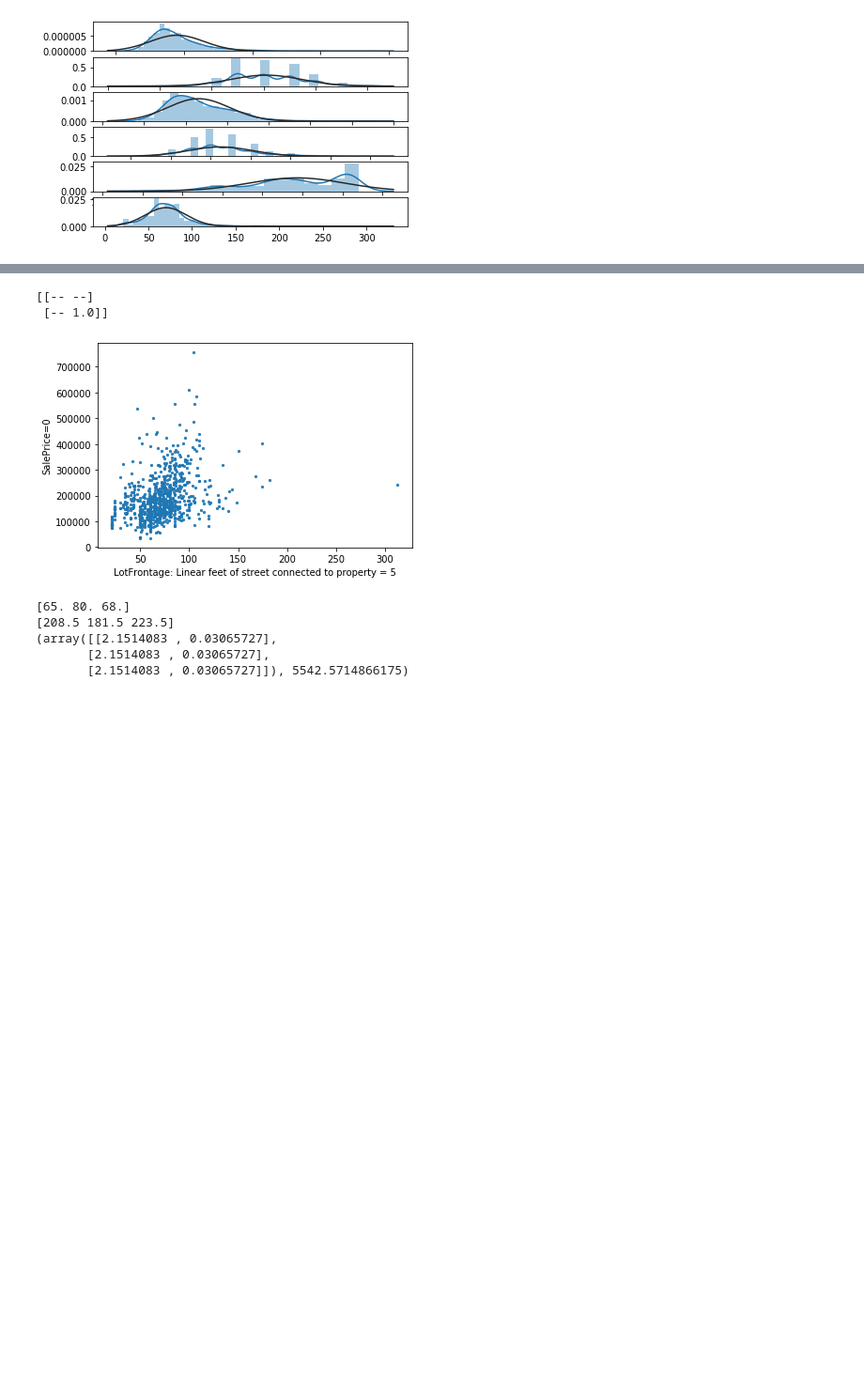
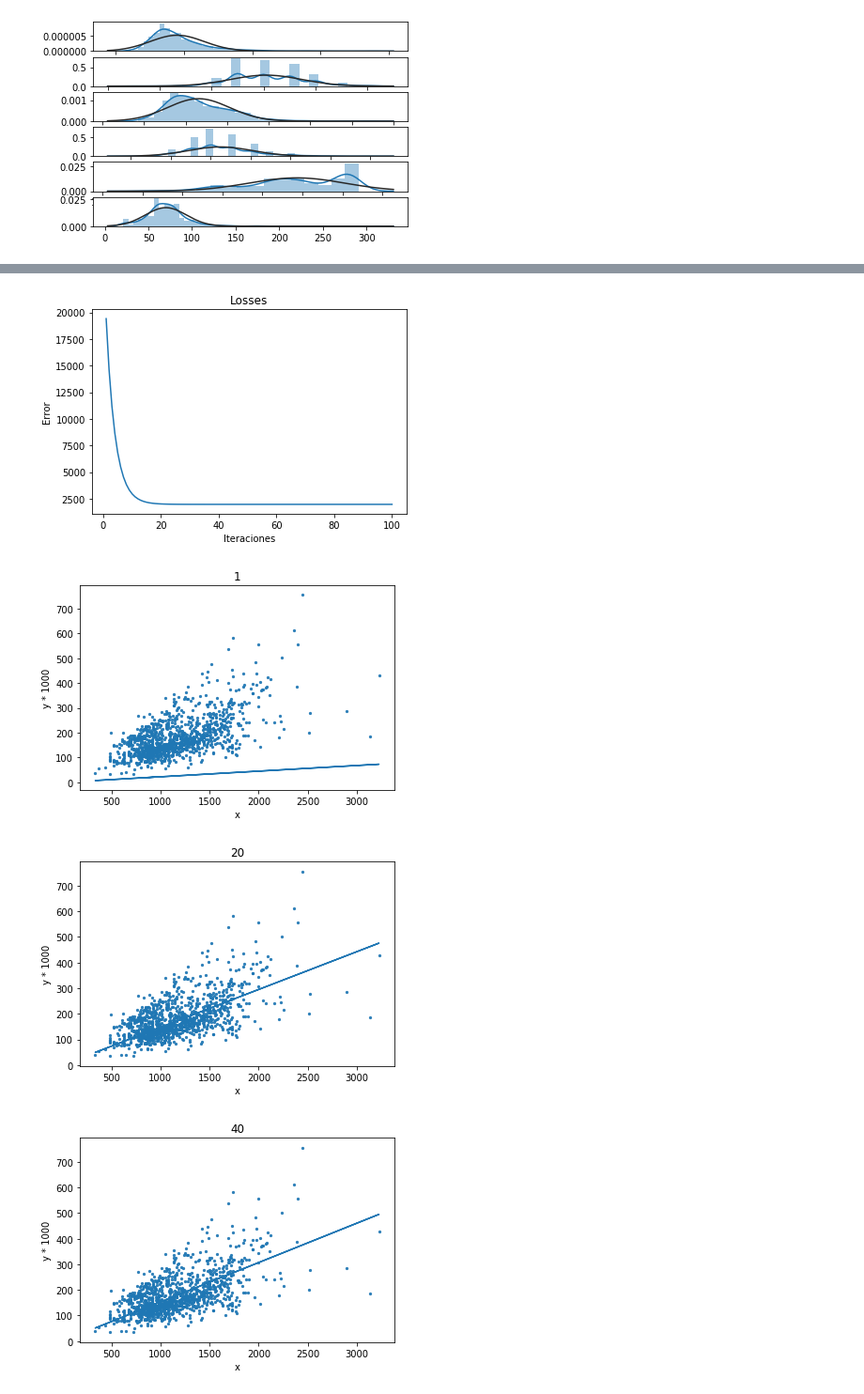
Before and after one commit to michael280498/datascience_project, a Jupyter notebook: proyecto.ipynb, the cells around one changed output, grey strips where cells are left out. Shown at 94% size. Cells and saved outputs as stored; diff of their text form; code cells hidden in the pictures; blank space fills up the shorter version.

Commit message:
Grafica error y grafica de modelo entrenado

```diff
--- a/proyecto.ipynb
+++ b/proyecto.ipynb
@@ -83,33 +63,43 @@ plt.show()
-# %%
-coef = np.ma.corrcoef(data_train[:,5], data_train[:,0])
-print(coef)
-plt.scatter(data_train[:,5], data_train[:,0],s=5,alpha=0.9)
-plt.xlabel('LotFrontage: Linear feet of street connected to property = 5')
-plt.ylabel('SalePrice=0')
-plt.title(coef[0,1])
-plt.show()
-# %% [output]
-[[-- --]
- [-- 1.0]]
-[figure, removed]
 # %%
-def r_lineal(x,y,epochs,lr):
-    print(x)
-    print(y)
+def r_lineal(x,y,epochs,lr,error_cada):
+    #print(x)
+    #print(y)
     f_x = np.ones((len(x),2))
     f_x[:, 0] =  x
     v_mb = np.zeros_like(f_x)
     yhat = np.zeros(len(x))
-    error = 0
+    errores =  np.array(np.empty(shape=(0,2), dtype=float))
+    modelo =  np.array(np.empty(shape=(0,2), dtype=float))
+    acum_error = 1
+    pos_error = 0
+
+
     for o in range (0,epochs,1):
+
 
         for i in range(0,len(x),1):
             yhat[i] = np.dot(f_x[i,0],v_mb[i,0]) + np.dot(f_x[i,1],v_mb[i,1])
         g_m = np.nanmean((yhat-y)*x)
         g_b = np.nanmean((yhat-y))
-        error = (0.5*np.nanmean(np.power((y-yhat),2)))
+        if(acum_error == error_cada):
+            error =  np.array((int(o+1),(0.5*np.nanmean(np.power((y-yhat),2)))))
+            errores= np.insert(errores,pos_error, error, axis = 0)
+            pos_error +=1
+            acum_error = 1
+        elif(o==0):
+            error =  np.array((int(o+1),(0.5*np.nanmean(np.power((y-yhat),2)))))
+            errores= np.insert(errores,pos_error, error, axis = 0)
+            pos_error +=1
+            acum_error +=1
+
+        else:
+            acum_error += 1
+
+
         v_mb[:, 0] = v_mb[:, 0] - (lr*g_m)
         v_mb[:, 1] = v_mb[:, 1] - (lr*g_b)
+        cal_modelo =  np.array((v_mb[1, 0],v_mb[1, 1]))
+        modelo= np.insert(modelo,int(o), cal_modelo, axis = 0)
         #print("Iteracion:",o+1,g_m)
         #print("Iteracion:",o+1,g_b)
 
@@ -120,17 +110,4 @@ def r_lineal(x,y,epochs,lr):
     #print(v_mb[:,0])
     #print(f_x[:,1])
     #print(v_mb[:,1])
-    return v_mb,error
-
-x = data_train[0:3,5]
-y = data_train[0:3,0]
-epochs = 2
-lr = 0.0001
-
-print(r_lineal(x,y/1000,epochs,lr))
+    return modelo,errores
-# %% [output]
-[65. 80. 68.]
-[208.5 181.5 223.5]
-(array([[2.1514083 , 0.03065727],
-       [2.1514083 , 0.03065727],
-       [2.1514083 , 0.03065727]]), 5542.5714866175)
@@ -136,0 +167,15 @@ print(r_lineal(x,y/1000,epochs,lr))
+# %%
+x = data_train[:,2]
+y = data_train[:,0]
+epochs = 100
+lr = 0.0000001
+error_cada = 1
+resultado = r_lineal(x,y/1000,epochs,lr,error_cada)
+#print(resultado)
+print(imprimir_error(resultado))
+print(imprimir_modelo(resultado,20))
+# %% [output]
+[figure, added]
+[figure, added]
+[figure, added]
+[figure, added]
```
Also changed, not shown: parts of 6 cells of this notebook.
